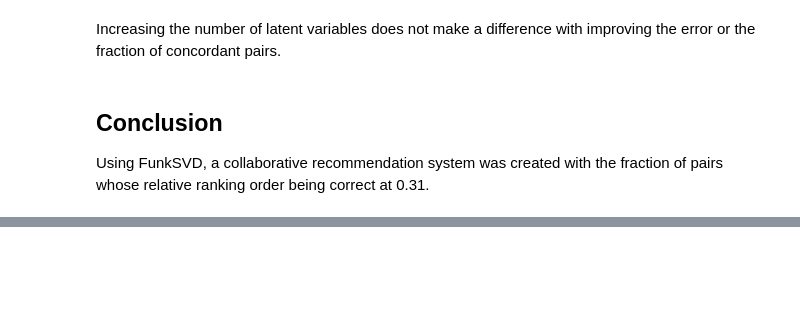
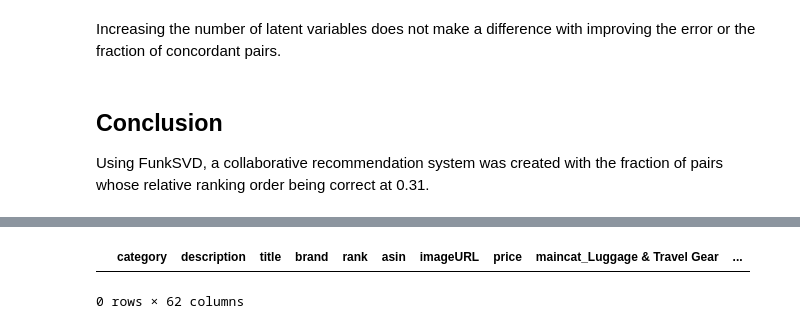
Before and after one commit to mkelsayed/ClothingRecommendationSystem, a Jupyter notebook: colab_rec.ipynb, the cells around one changed output, grey strips where cells are left out. Saved outputs shown, nothing was run; the diff lists cells and outputs as text; code cells hidden in the pictures; blank space fills up the shorter version.

```diff
--- a/colab_rec.ipynb
+++ b/colab_rec.ipynb
@@ -345,0 +411,2 @@ Using FunkSVD, a collaborative recommendation system was created with the fracti
+# %%
+products_df = pd.read_csv('Data/products_cleaned.csv')
@@ -345,0 +429,5 @@ Using FunkSVD, a collaborative recommendation system was created with the fracti
+# %%
+products_df.loc[products_df['asin'] == 'B000072UMN']
+# %% [output]
+|  | category | description | title | brand | rank | asin | imageURL | price | maincat_Luggage & Travel Gear | ... |
+0 rows × 62 columns
```
Also changed, not shown: parts of 11 cells of this notebook, 4 other files.
